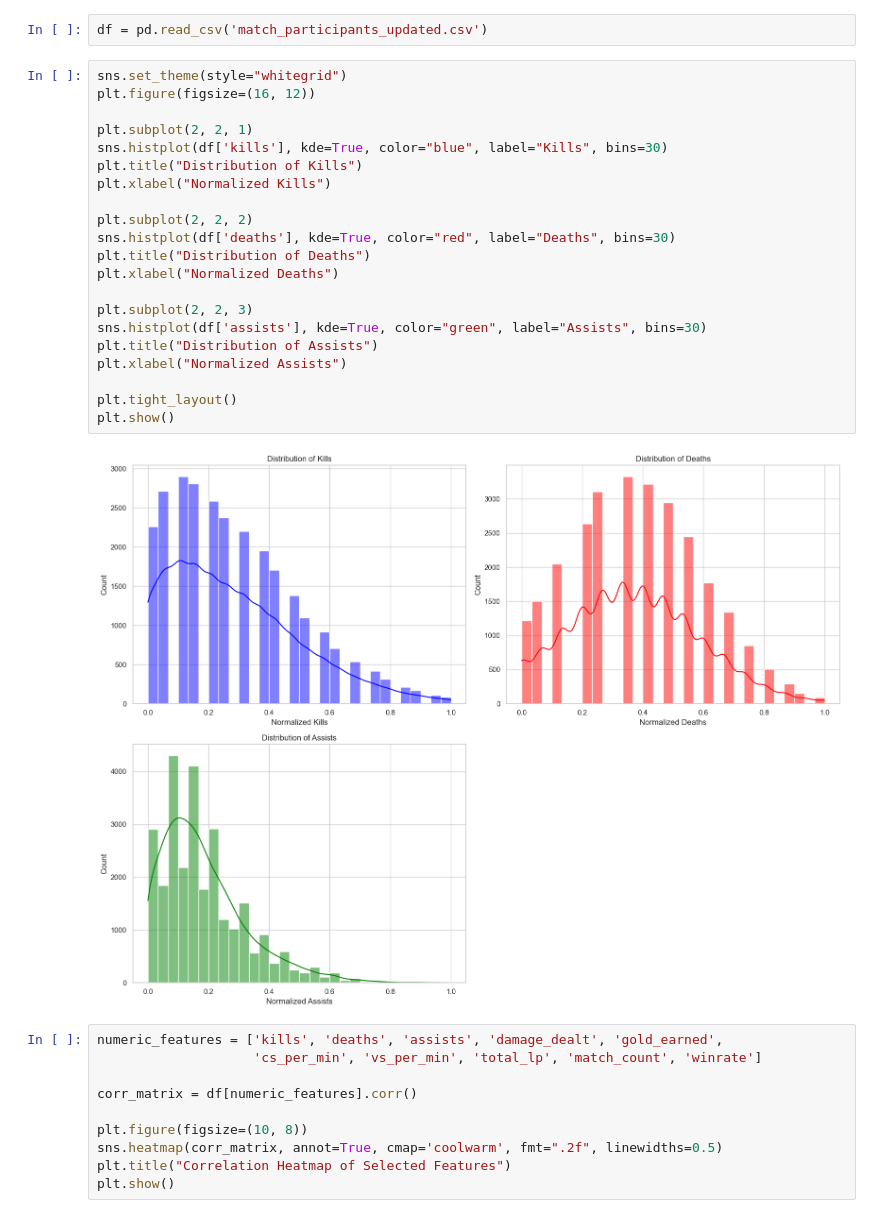
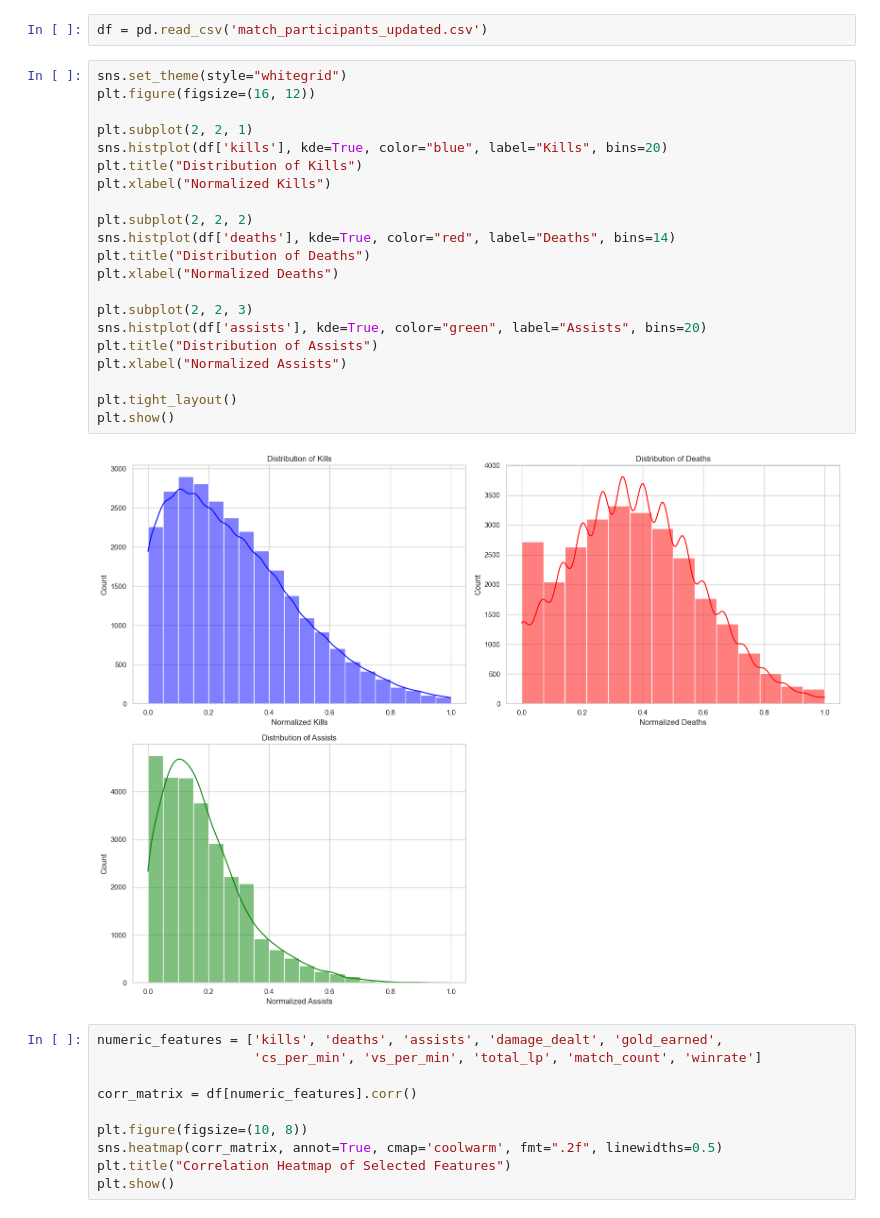
Before and after one commit to Jaskieeeer/data-mining-project1, a Jupyter notebook: plots.ipynb, the cells around one changed output. Cells and saved outputs as stored; diff of their text form.

```diff
--- a/plots.ipynb
+++ b/plots.ipynb
@@ -8,26 +8,26 @@ df = pd.read_csv('match_participants_updated.csv')
 # %%
 sns.set_theme(style="whitegrid")
 plt.figure(figsize=(16, 12))
 
 plt.subplot(2, 2, 1)
-sns.histplot(df['kills'], kde=True, color="blue", label="Kills", bins=30)
+sns.histplot(df['kills'], kde=True, color="blue", label="Kills", bins=20)
 plt.title("Distribution of Kills")
 plt.xlabel("Normalized Kills")
 
 plt.subplot(2, 2, 2)
-sns.histplot(df['deaths'], kde=True, color="red", label="Deaths", bins=30)
+sns.histplot(df['deaths'], kde=True, color="red", label="Deaths", bins=14)
 plt.title("Distribution of Deaths")
 plt.xlabel("Normalized Deaths")
 
 plt.subplot(2, 2, 3)
-sns.histplot(df['assists'], kde=True, color="green", label="Assists", bins=30)
+sns.histplot(df['assists'], kde=True, color="green", label="Assists", bins=20)
 plt.title("Distribution of Assists")
 plt.xlabel("Normalized Assists")
 
 plt.tight_layout()
 plt.show()
 # %% [output]
-[figure, old version]
+[figure, new version]
 # %%
 numeric_features = ['kills', 'deaths', 'assists', 'damage_dealt', 'gold_earned',
                     'cs_per_min', 'vs_per_min', 'total_lp', 'match_count', 'winrate']
```
Also changed, not shown: 5 other files.
